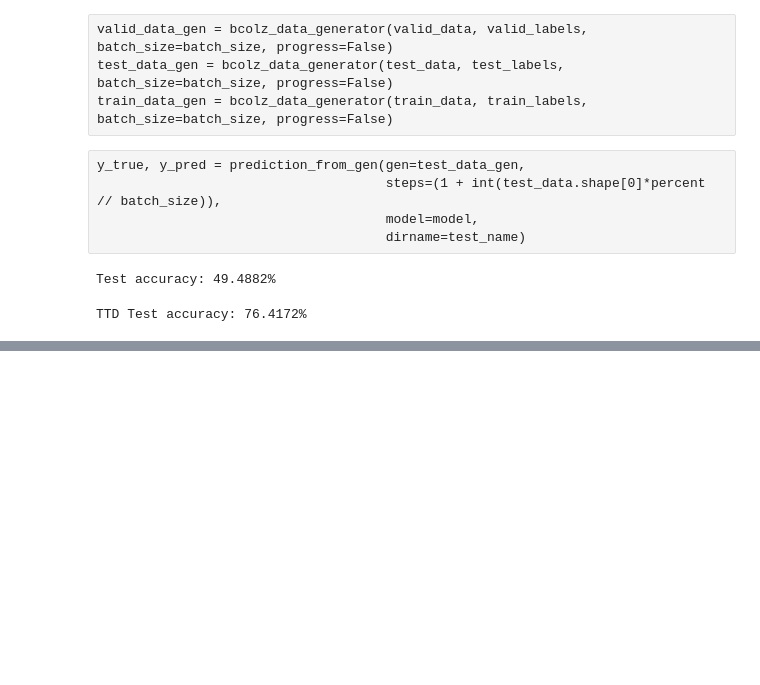
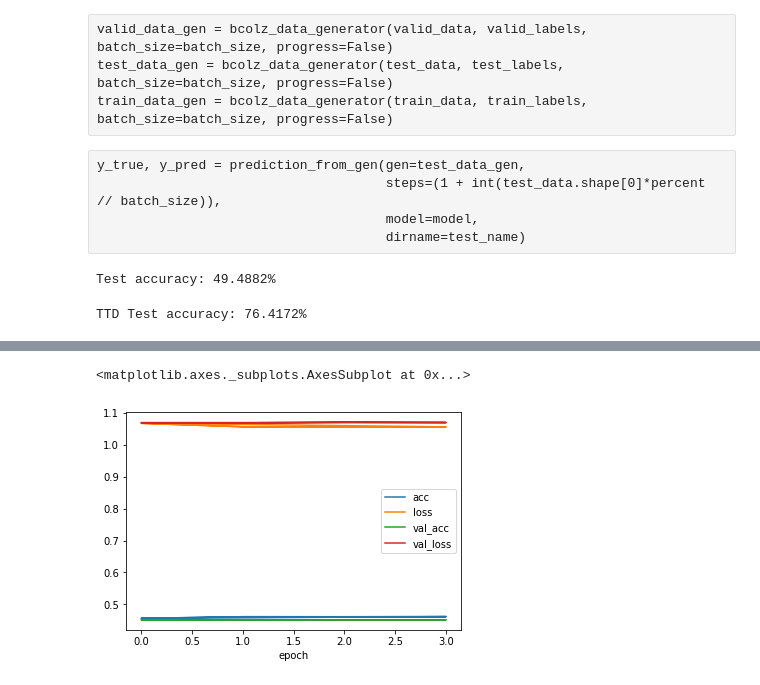
Before and after one commit to tutysara/mlnd-capstone-project, a Jupyter notebook: t4sa_sentiment_classification_on_wild_using_mobilenet_report.ipynb, the cells around one changed output, grey strips where cells are left out. Cells and saved outputs as stored; diff of their text form; code cells hidden in the pictures; blank space fills up the shorter version.

```diff
--- a/t4sa_sentiment_classification_on_wild_using_mobilenet_report.ipynb
+++ b/t4sa_sentiment_classification_on_wild_using_mobilenet_report.ipynb
@@ -376,0 +406,5 @@ TTD Test accuracy: 76.4172%
+# %%
+top_model_loss_history_df.plot(x=0)
+# %% [output]
+<matplotlib.axes._subplots.AxesSubplot at 0x...>
+[figure, added]
```
Also changed, not shown: parts of 7 cells of this notebook.
